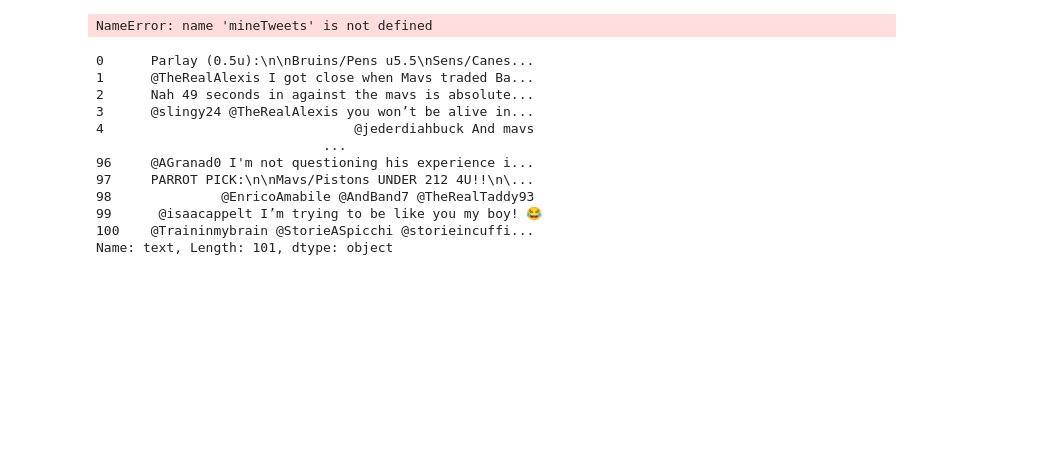
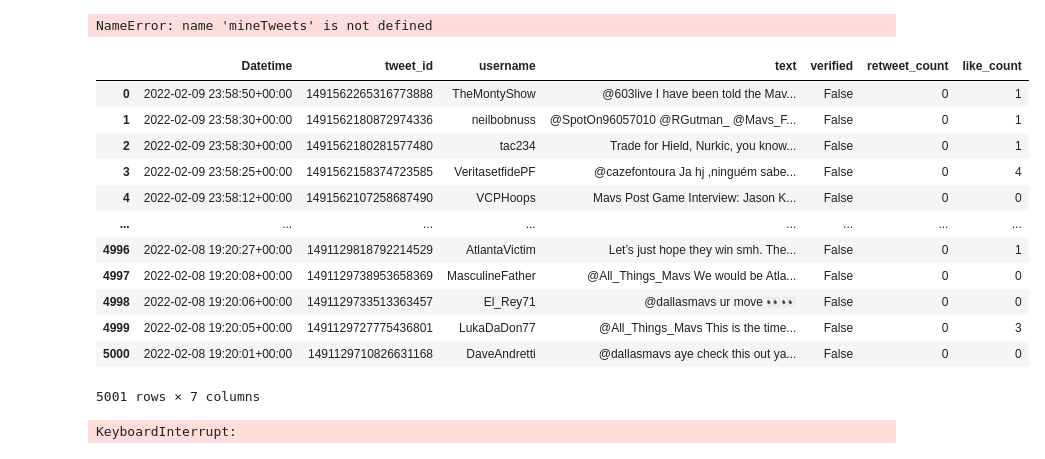
Before and after one commit to alchemicHen/twitter_nba_project, a Jupyter notebook: twitter_scraper.ipynb, the cells around one changed output. Cells and saved outputs as stored; diff of their text form; code cells hidden in the pictures; blank space fills up the shorter version.

Commit message:
collected tweets for the mavs

```diff
--- a/twitter_scraper.ipynb
+++ b/twitter_scraper.ipynb
@@ -103,18 +106,31 @@ def mineSntwitter(query, maxCount):
 #Using SNScrape to scrape on tweets mentioning the mavs for the 2021-22 Season
 #TODO: Scrape for a list of queries relating to the mavs/whatever team and then drop the duplicates
 
-mavs_df = mineSntwitter('mavs since:2021-10-20 until:2022-02-09', 100)
-mavs_df.text
+mavs_df = mineSntwitter('mavs since:2021-10-20 until:2022-02-10', 5000)
+
+mavs_df.to_csv('mavs1.csv', index=False)
-# %% [output]
-0      Parlay (0.5u):\n\nBruins/Pens u5.5\nSens/Canes...
-1      @TheRealAlexis I got close when Mavs traded Ba...
-2      Nah 49 seconds in against the mavs is absolute...
-3      @slingy24 @TheRealAlexis you won’t be alive in...
-4                                @jederdiahbuck And mavs
-                             ...
-96     @AGranad0 I'm not questioning his experience i...
-97     PARROT PICK:\n\nMavs/Pistons UNDER 212 4U!!\n\...
-98              @EnricoAmabile @AndBand7 @TheRealTaddy93
-99      @isaacappelt I’m trying to be like you my boy! 😂
-100    @Traininmybrain @StorieASpicchi @storieincuffi...
-Name: text, Length: 101, dtype: object
+# %%
+mavs_df
+# %% [output]
+|  | Datetime | tweet_id | username | text | verified | retweet_count | like_count |
+| 0 | 2022-02-09 23:58:50+00:00 | 1491562265316773888 | TheMontyShow | @603live I have been told the Mav... | False | 0 | 1 |
+| 1 | 2022-02-09 23:58:30+00:00 | 1491562180872974336 | neilbobnuss | @SpotOn96057010 @RGutman_ @Mavs_F... | False | 0 | 1 |
+| 2 | 2022-02-09 23:58:30+00:00 | 1491562180281577480 | tac234 | Trade for Hield, Nurkic, you know... | False | 0 | 1 |
+| 3 | 2022-02-09 23:58:25+00:00 | 1491562158374723585 | VeritasetfidePF | @cazefontoura Ja hj ,ninguém sabe... | False | 0 | 4 |
+| 4 | 2022-02-09 23:58:12+00:00 | 1491562107258687490 | VCPHoops | Mavs Post Game Interview: Jason K... | False | 0 | 0 |
+| ... | ... | ... | ... | ... | ... | ... | ... |
+| 4996 | 2022-02-08 19:20:27+00:00 | 1491129818792214529 | AtlantaVictim | Let’s just hope they win smh. The... | False | 0 | 1 |
+| 4997 | 2022-02-08 19:20:08+00:00 | 1491129738953658369 | MasculineFather | @All_Things_Mavs We would be Atla... | False | 0 | 0 |
+| 4998 | 2022-02-08 19:20:06+00:00 | 1491129733513363457 | El_Rey71 | @dallasmavs ur move 👀👀 | False | 0 | 0 |
+| 4999 | 2022-02-08 19:20:05+00:00 | 1491129727775436801 | LukaDaDon77 | @All_Things_Mavs This is the time... | False | 0 | 3 |
+| 5000 | 2022-02-08 19:20:01+00:00 | 1491129710826631168 | DaveAndretti | @dallasmavs aye check this out ya... | False | 0 | 0 |
+5001 rows × 7 columns
+# %%
+#Looping through dates to scrape tweets through a larger time period
+date_df = pd.read_csv('datelist.csv')
+for day in date_df['date']:
+    mavs_df = pd.concat(mavs_df, mineSntwitter('mavs since:2021-10-20 until:' + day, 6000))
+
+mavs_df.to_csv('mavs_df.csv', index=False)
+# %% [output]
+KeyboardInterrupt:
```
Also changed, not shown: parts of 2 cells of this notebook, 4 other files.
